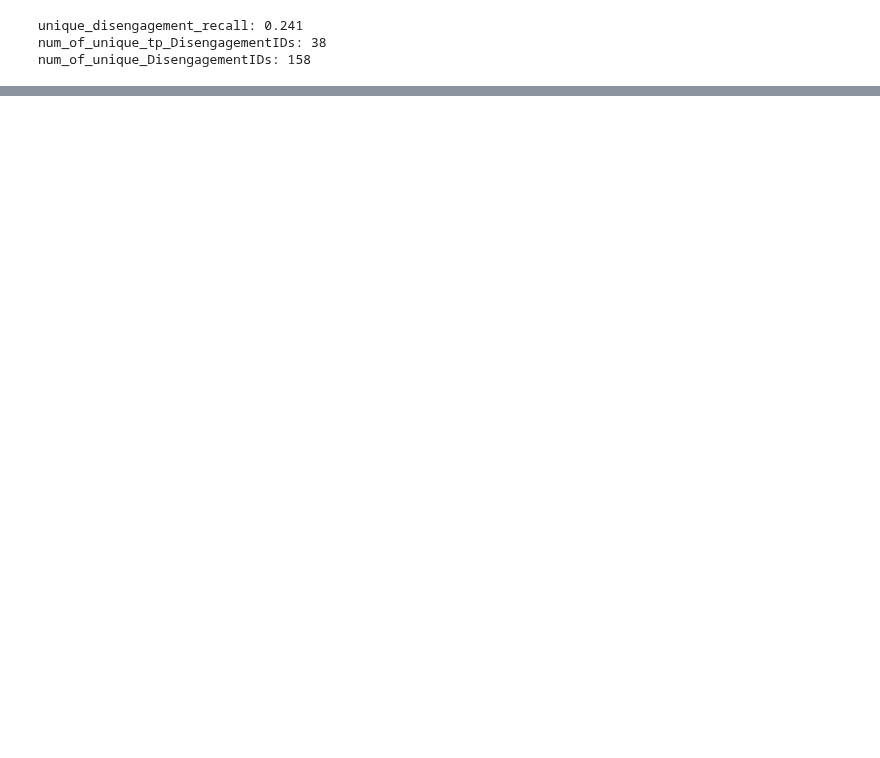
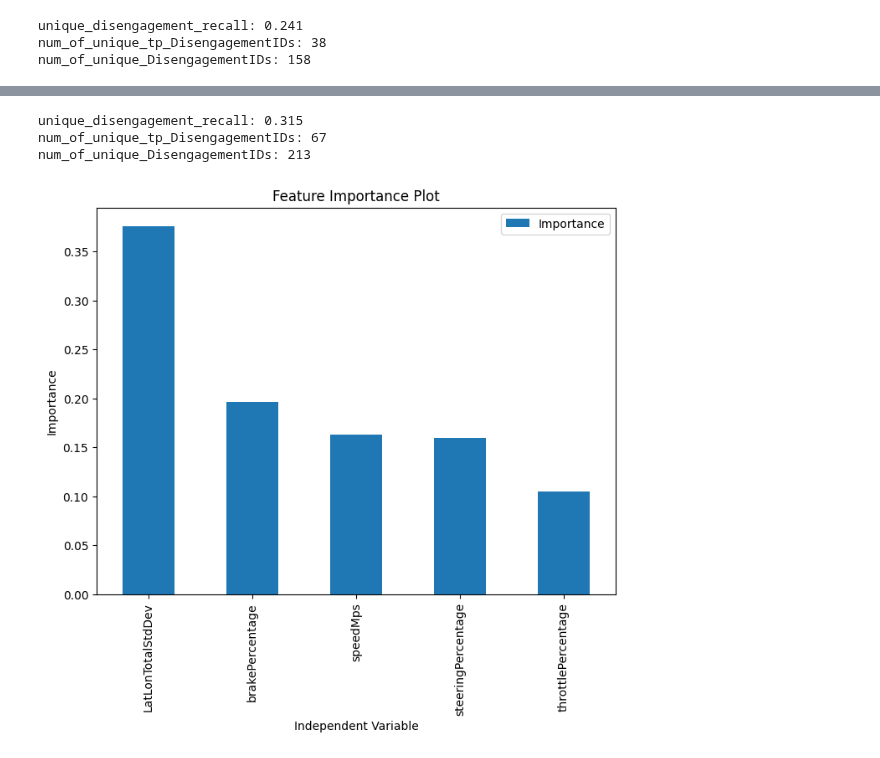
Before and after one commit to NguyetNguyen001/TDMprivate, a Jupyter notebook: my_code/Disengagement_Decision_Trees_v2.ipynb, the cells around one changed output, grey strips where cells are left out. Saved outputs shown, nothing was run; the diff lists cells and outputs as text; code cells hidden in the pictures; blank space fills up the shorter version.

```diff
--- a/my_code/Disengagement_Decision_Trees_v2.ipynb
+++ b/my_code/Disengagement_Decision_Trees_v2.ipynb
@@ -446,0 +470,4 @@ def ML_metrics( tn, fp, fn, tp, beta, display = False ):
+# %%
+for df in green_testing_dfs:
+
+    print( f"'{ df[ 'groupMetadataID' ][ 0 ] }'," )
@@ -446,0 +815,17 @@ def ML_metrics( tn, fp, fn, tp, beta, display = False ):
+# %%
+def function_to_maximize( min_samples_split, min_samples_leaf ):
+
+    value = cfs.BinaryClassification_DecisionTree_CV( train_dfs = blue_training_dfs, \
+                                                      X_colnames = X_colnames, \
+                                                      y_colname = y_colname, \
+                                                      metric_function = cfs.mf_fbeta_score, \
+                                                      dt_random_state = 0, \
+                                                      cv_num_of_splits = 5, \
+                                                      cv_shuffle = False, \
+                                                      cv_random_state = None, \
+                                                      y_labels = [ 0, 1 ], \
+                                                      criterion = 'entropy', \
+                                                      min_samples_split = round( min_samples_split ),
+                                                      min_samples_leaf = round( min_samples_leaf ) )
+
+    return value
@@ -446,0 +876,10 @@ def ML_metrics( tn, fp, fn, tp, beta, display = False ):
+# %%
+cm_values, model, y_test, y_pred_test = cfs.BinaryClassification_DecisionTree( train_dfs = blue_training_dfs, \
+                                                                               test_dfs = blue_testing_dfs, \
+                                                                               X_colnames = X_colnames, \
+                                                                               y_colname = y_colname, \
+                                                                               dt_random_state = 0, \
+                                                                               y_labels = [ 0, 1 ], \
+                                                                               **best_params_bayes )
+
+tn, fp, fn, tp = cm_values.values()
@@ -446,0 +900,42 @@ def ML_metrics( tn, fp, fn, tp, beta, display = False ):
+# %%
+blue_testing_df = pd.concat( blue_testing_dfs )
+
+#
+
+unique_disengagement_recall_ = cfs.unique_disengagement_recall( y_true = y_test, \
+                                                                y_pred = y_pred_test, \
+                                                                true_DisengagementExpandedID_col = blue_testing_df[ 'DisengagementExpandedID' ] )
+
+#
+
+del blue_testing_df
+
+for key, val in unique_disengagement_recall_.items():
+
+    if ( key == 'unique_disengagement_recall' ):
+
+        print( f'{ key }: { val:.3f}' )
+
+    else:
+
+        print( f'{ key }: { val }' )
+# %% [output]
+unique_disengagement_recall: 0.315
+num_of_unique_tp_DisengagementIDs: 67
+num_of_unique_DisengagementIDs: 213
+# %%
+feat_importances = pd.DataFrame( model.feature_importances_, index = X_colnames, columns = [ "Importance" ] )
+
+feat_importances.sort_values( by = 'Importance', ascending = False, inplace = True )
+
+feat_importances.plot( kind = 'bar', figsize = ( 8, 6 ) )
+
+plt.xlabel( 'Independent Variable' )
+
+plt.ylabel( 'Importance' )
+
+plt.title( 'Feature Importance Plot' )
+
+plt.show()
+# %% [output]
+[figure, added]
```
Also changed, not shown: parts of 26 cells of this notebook, 11 other files.
